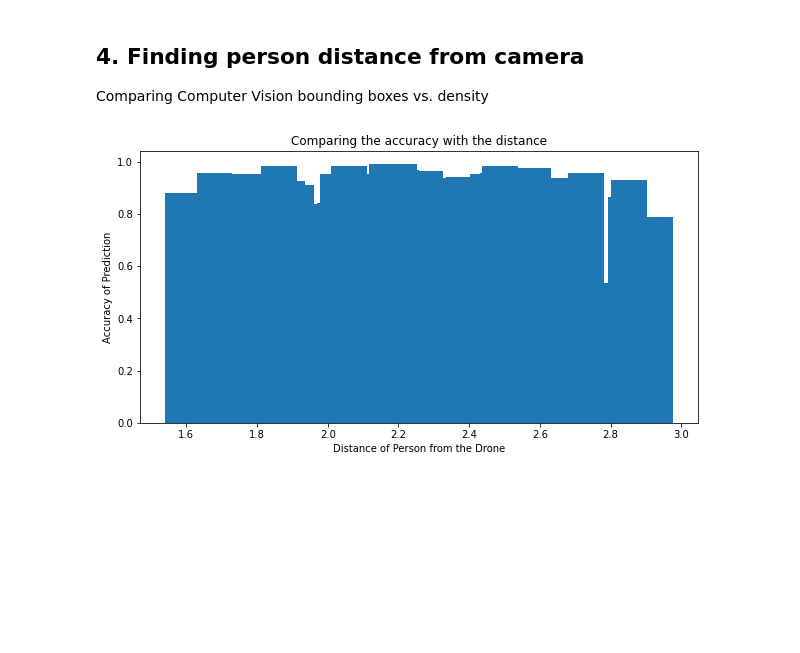
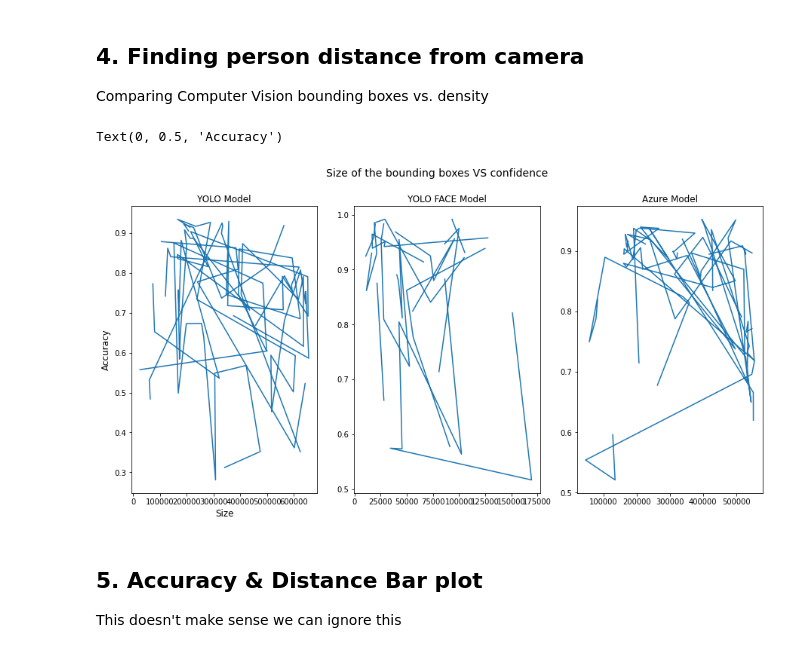
Before and after one commit to eumarassis/dgmd17-tello-objectdetection, a Jupyter notebook: ProjectEDA.ipynb, the cells around one changed output. Cells and saved outputs as stored; diff of their text form; code cells hidden in the pictures; blank space fills up the shorter version.

Commit message:
ading new plots

```diff
--- a/ProjectEDA.ipynb
+++ b/ProjectEDA.ipynb
@@ -13,11 +13,17 @@ import pandas as pd
 ## Load Telemetry data frame
 # %%
 df = pd.read_csv("./assets/telemetry.csv")
-df_c = df[df['Model'] == 'DepthPerception'][['log_time', 'confidence']].rename(columns={'log_time': 'log_time', 'confidence': 'total_intensity'})
-df = pd.merge(df[df['Model'] != 'DepthPerception'], df_c, on='log_time')
+if not 'total_intensity' in list(df.columns):
+    df_c = df[df['Model'] == 'DepthPerception'][['log_time', 'confidence']].rename(columns={'log_time': 'log_time', 'confidence': 'total_intensity'})
+    df = pd.merge(df, df_c, on='log_time')
+df['box_x_min'] = df['model output xcenter'] - (df['detected bounding box width'] / 2)
+df['box_x_max'] = df['model output xcenter'] + (df['detected bounding box width'] / 2)
+df['box_y_min'] = df['model output ycenter'] - (df['detected bounding box height'] / 2)
+df['box_y_max'] = df['model output ycenter'] + (df['detected bounding box height'] / 2)
 
 print(df.columns)
-df.describe()
+# df.describe()
+df
 # %% [output]
 Index(['log_time', 'Model', 'confidence', 'detected bounding box width',
        'detected bounding box height', 'img xcenter', 'img ycenter',
@@ -94,17 +99,40 @@ plt.show()
 ## 4. Finding person distance from camera
 
 Comparing Computer Vision bounding boxes vs. density
+# %%
+# Plotting the Graph
+fig, axs = plt.subplots(1, 3, figsize=(15, 7))
+fig.figsize=(10, 10)
+fig.suptitle('Size of the bounding boxes VS confidence', fontsize=14)
+axs[0].plot(yolo_df['detected bounding box width'] * yolo_df['detected bounding box height'], yolo_df.confidence)
+axs[0].set_title("YOLO Model")
+
+
+axs[1].plot(yolo_face_df['detected bounding box width'] * yolo_face_df['detected bounding box height'], yolo_face_df.confidence)
+axs[1].set_title("YOLO FACE Model")
+
+axs[2].plot(azure_df['detected bounding box width'] * azure_df['detected bounding box height'], azure_df.confidence)
+axs[2].set_title("Azure Model")
+
+axs[0].set_xlabel("Size", fontsize=12)
+axs[0].set_ylabel("Accuracy", fontsize=12)
+# plt.show()
+# %% [output]
+Text(0, 0.5, 'Accuracy')
+[figure, added]
+# %% [markdown]
+## 5. Accuracy & Distance Bar plot
+
+This doesn't make sense we can ignore this
 # %%
-df_det = df[df['Model'] != 'DepthPerception']
+# df_det = df[df['Model'] != 'DepthPerception']
 
-fig = plt.figure(figsize = (10, 5))
+# fig = plt.figure(figsize = (10, 5))
 
-# creating the bar plot
-plt.bar(df_det.total_intensity/100000000, df_det.confidence, width = 0.1)
+# # creating the bar plot
+# plt.bar(df_det.total_intensity/100000000, df_det.confidence, width = 0.1)
 
-plt.xlabel("Distance of Person from the Drone")
-plt.ylabel("Accuracy of Prediction")
-plt.title("Comparing the accuracy with the distance")
-plt.show()
+# plt.xlabel("Distance of Person from the Drone")
+# plt.ylabel("Accuracy of Prediction")
+# plt.title("Comparing the accuracy with the distance")
+# plt.show()
-# %% [output]
-[figure, removed]
```
Also changed, not shown: parts of 2 cells of this notebook.
